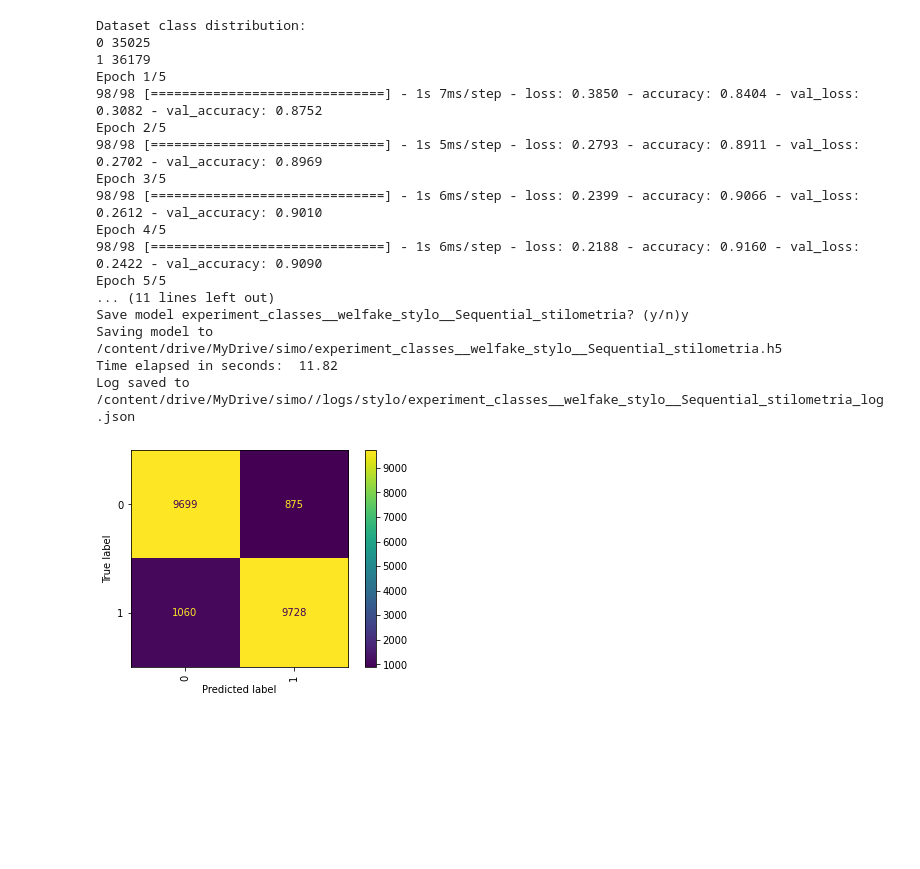
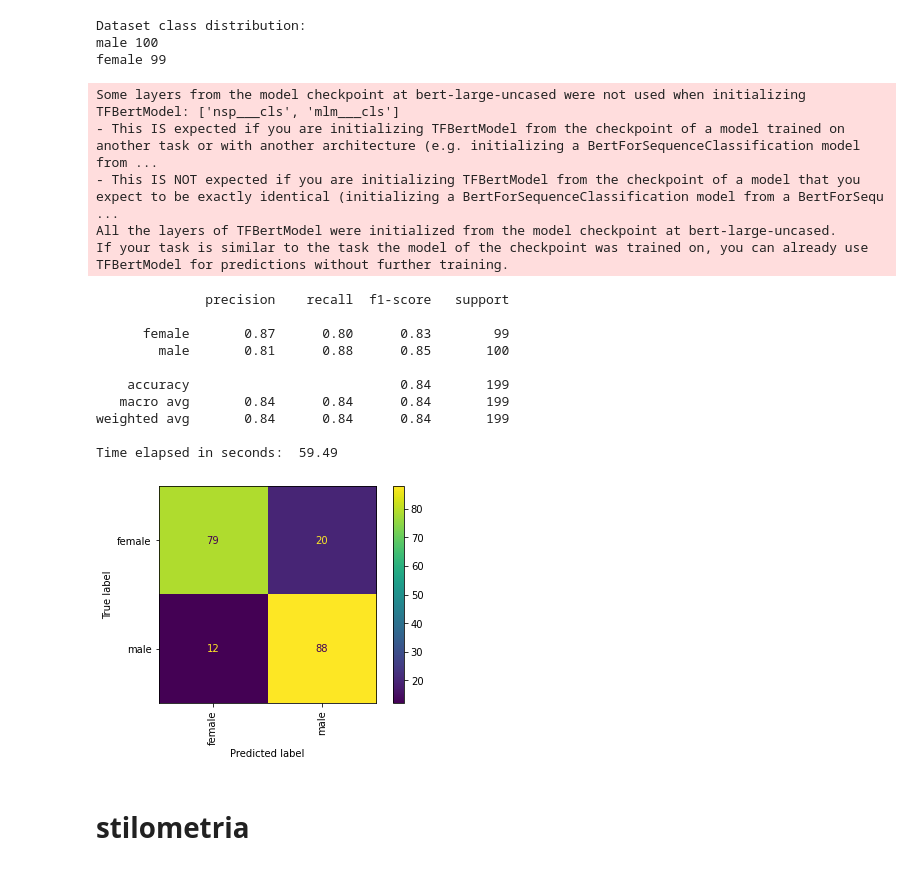
Before and after one commit to c0pper/stylometry, a Jupyter notebook: experiment_classes.ipynb, the cells around one changed output. Saved outputs shown, nothing was run; the diff lists cells and outputs as text; code cells hidden in the pictures; blank space fills up the shorter version.

```diff
--- a/experiment_classes.ipynb
+++ b/experiment_classes.ipynb
@@ -494,0 +648,7 @@ class StyloExperiment(Experiment):
+# %%
+bertexp = TFExperiment(dataset_path='/content/drive/MyDrive/simo/datasets/df_gender200.csv',
+                       split_size=0.3,
+                       text_col="texts",
+                       target_col="gender"
+                       )
+bertexp.train(epochs=1)
@@ -495,22 +692,31 @@ class StyloExperiment(Experiment):
+# %%
+bertexp.evaluate_on_other_dataset(testdataset_path='/content/drive/MyDrive/simo/datasets/df_gender200.csv',
+                                  modelpath='/content/drive/MyDrive/simo/models/bert/experiment_classes__df_gender200__Functional.h5',
+                                  text_col="texts",
+                                  fitted_lbl_enc='/content/drive/MyDrive/simo/models/bert/experiment_classes__df_gender200__Functional__lbl_enc.pkl' # salvato di default come nome del modello + __lbl_enc
+                                  )
+# %% [output]
+Dataset class distribution:
+male 100
+female 99
+Some layers from the model checkpoint at bert-large-uncased were not used when initializing TFBertModel: ['nsp___cls', 'mlm___cls']
+- This IS expected if you are initializing TFBertModel from the checkpoint of a model trained on another task or with another architecture (e.g. initializing a BertForSequenceClassification model from ...
+- This IS NOT expected if you are initializing TFBertModel from the checkpoint of a model that you expect to be exactly identical (initializing a BertForSequenceClassification model from a BertForSequ ...
+All the layers of TFBertModel were initialized from the model checkpoint at bert-large-uncased.
+If your task is similar to the task the model of the checkpoint was trained on, you can already use TFBertModel for predictions without further training.
+              precision    recall  f1-score   support
+
+      female       0.87      0.80      0.83        99
+        male       0.81      0.88      0.85       100
+
+    accuracy                           0.84       199
+   macro avg       0.84      0.84      0.84       199
+weighted avg       0.84      0.84      0.84       199
+
+Time elapsed in seconds:  59.49
+[figure, added]
+# %% [markdown]
+# stilometria
 # %%
 exp = StyloExperiment("/content/drive/MyDrive/simo/datasets/welfake_stylo.csv", 0.3, target_col="Target")
-exp.train(epochs=5)
+# exp.train(epochs=5)
-# %% [output]
-Dataset class distribution:
-0 35025
-1 36179
-Epoch 1/5
-98/98 [==============================] - 1s 7ms/step - loss: 0.3850 - accuracy: 0.8404 - val_loss: 0.3082 - val_accuracy: 0.8752
-Epoch 2/5
-98/98 [==============================] - 1s 5ms/step - loss: 0.2793 - accuracy: 0.8911 - val_loss: 0.2702 - val_accuracy: 0.8969
-Epoch 3/5
-98/98 [==============================] - 1s 6ms/step - loss: 0.2399 - accuracy: 0.9066 - val_loss: 0.2612 - val_accuracy: 0.9010
-Epoch 4/5
-98/98 [==============================] - 1s 6ms/step - loss: 0.2188 - accuracy: 0.9160 - val_loss: 0.2422 - val_accuracy: 0.9090
-Epoch 5/5
-... (11 lines left out)
-Save model experiment_classes__welfake_stylo__Sequential_stilometria? (y/n)y
-Saving model to /content/drive/MyDrive/simo/experiment_classes__welfake_stylo__Sequential_stilometria.h5
-Time elapsed in seconds:  11.82
-Log saved to  /content/drive/MyDrive/simo//logs/stylo/experiment_classes__welfake_stylo__Sequential_stilometria_log.json
-[figure, removed]
```
Also changed, not shown: parts of 11 cells of this notebook.
